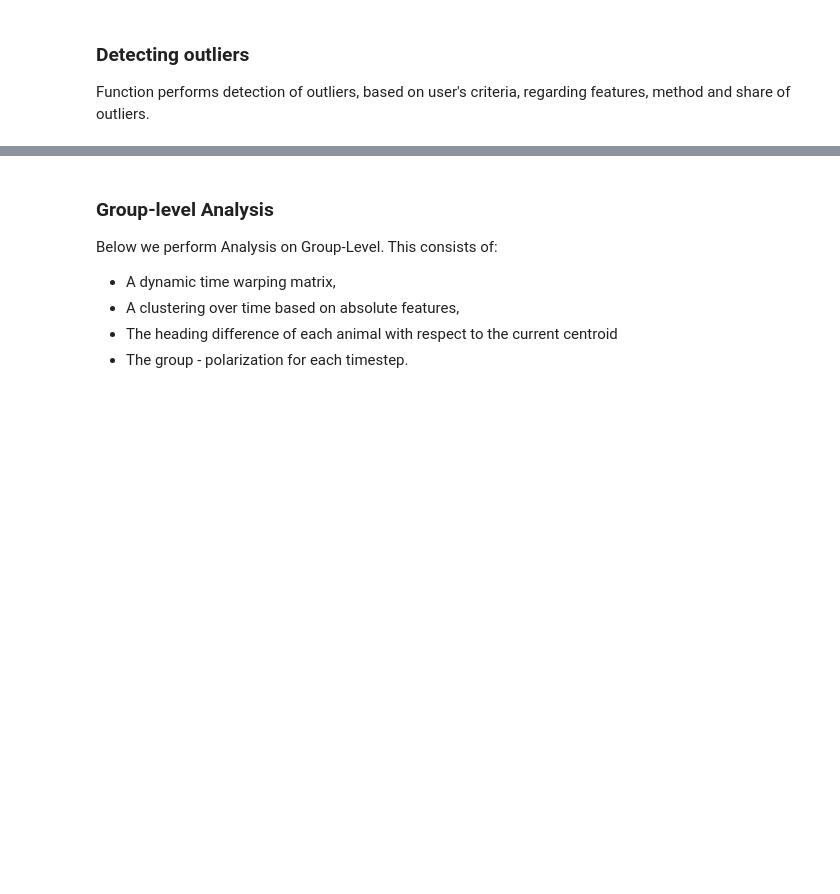
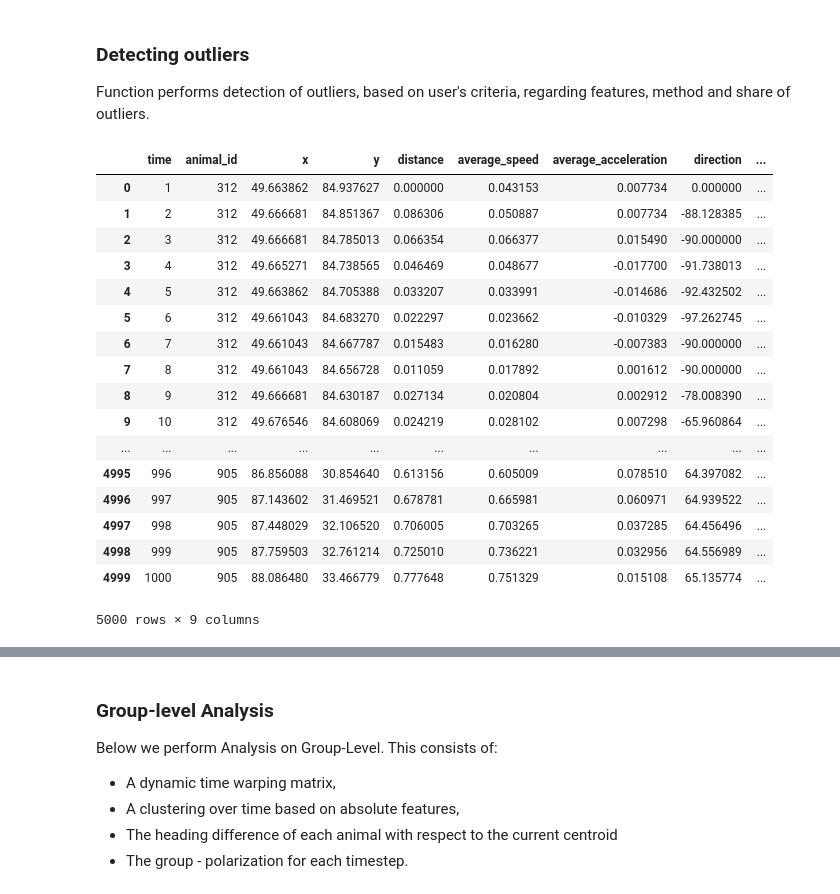
Before and after one commit to dbvis-ukon/movekit, a Jupyter notebook: examples/clustering examples.ipynb, the cells around one changed output, grey strips where cells are left out. Saved outputs shown, nothing was run; the diff lists cells and outputs as text; code cells hidden in the pictures; blank space fills up the shorter version.

```diff
--- a/examples/clustering examples.ipynb
+++ b/examples/clustering examples.ipynb
@@ -41,3 +41,24 @@ feats = mkit.extract_features(preprocessed_data, fps = 1)
+# %%
+feats
+# %% [output]
+|  | time | animal_id | x | y | distance | average_speed | average_acceleration | direction | ... |
+| 0 | 1 | 312 | 49.663862 | 84.937627 | 0.000000 | 0.043153 | 0.007734 | 0.000000 | ... |
+| 1 | 2 | 312 | 49.666681 | 84.851367 | 0.086306 | 0.050887 | 0.007734 | -88.128385 | ... |
+| 2 | 3 | 312 | 49.666681 | 84.785013 | 0.066354 | 0.066377 | 0.015490 | -90.000000 | ... |
+| 3 | 4 | 312 | 49.665271 | 84.738565 | 0.046469 | 0.048677 | -0.017700 | -91.738013 | ... |
+| 4 | 5 | 312 | 49.663862 | 84.705388 | 0.033207 | 0.033991 | -0.014686 | -92.432502 | ... |
+| 5 | 6 | 312 | 49.661043 | 84.683270 | 0.022297 | 0.023662 | -0.010329 | -97.262745 | ... |
+| 6 | 7 | 312 | 49.661043 | 84.667787 | 0.015483 | 0.016280 | -0.007383 | -90.000000 | ... |
+| 7 | 8 | 312 | 49.661043 | 84.656728 | 0.011059 | 0.017892 | 0.001612 | -90.000000 | ... |
+| 8 | 9 | 312 | 49.666681 | 84.630187 | 0.027134 | 0.020804 | 0.002912 | -78.008390 | ... |
+| 9 | 10 | 312 | 49.676546 | 84.608069 | 0.024219 | 0.028102 | 0.007298 | -65.960864 | ... |
+| ... | ... | ... | ... | ... | ... | ... | ... | ... | ... |
+| 4995 | 996 | 905 | 86.856088 | 30.854640 | 0.613156 | 0.605009 | 0.078510 | 64.397082 | ... |
+| 4996 | 997 | 905 | 87.143602 | 31.469521 | 0.678781 | 0.665981 | 0.060971 | 64.939522 | ... |
+| 4997 | 998 | 905 | 87.448029 | 32.106520 | 0.706005 | 0.703265 | 0.037285 | 64.456496 | ... |
+| 4998 | 999 | 905 | 87.759503 | 32.761214 | 0.725010 | 0.736221 | 0.032956 | 64.556989 | ... |
+| 4999 | 1000 | 905 | 88.086480 | 33.466779 | 0.777648 | 0.751329 | 0.015108 | 65.135774 | ... |
+5000 rows × 9 columns
 # %%
 outs = mkit.outlier_detection(feats)
 
```
Also changed, not shown: parts of 9 cells of this notebook, 9 other files.
